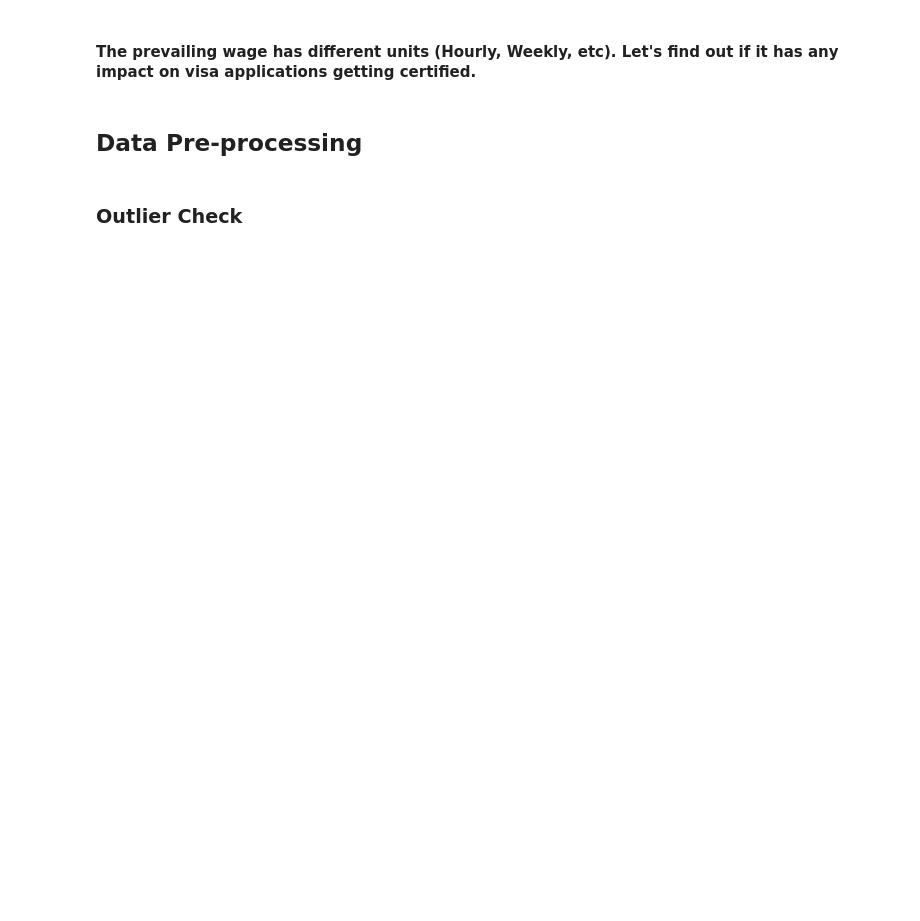
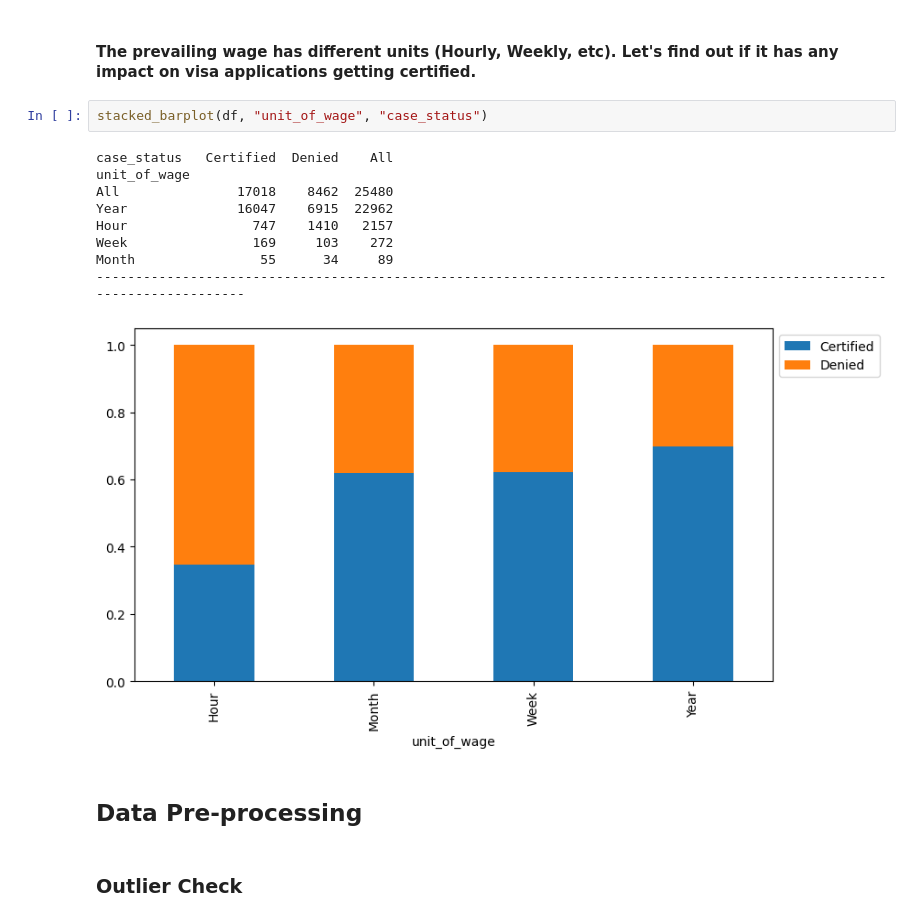
Before and after one commit to ankur0405/LearningPython, a Jupyter notebook: EasyVisa_Full_Code.ipynb, the cells around one changed output. Saved outputs shown, nothing was run; the diff lists cells and outputs as text; blank space fills up the shorter version.

```diff
--- a/EasyVisa_Full_Code.ipynb
+++ b/EasyVisa_Full_Code.ipynb
@@ -446,5 +455,17 @@ Y                       11024    3778  14802
 # %% [markdown]
 #### The prevailing wage has different units (Hourly, Weekly, etc). Let's find out if it has any impact on visa applications getting certified.
+# %%
+stacked_barplot(df, "unit_of_wage", "case_status")
+# %% [output]
+case_status   Certified  Denied    All
+unit_of_wage
+All               17018    8462  25480
+Year              16047    6915  22962
+Hour                747    1410   2157
+Week                169     103    272
+Month                55      34     89
+------------------------------------------------------------------------------------------------------------------------
+[figure, added]
 # %% [markdown]
 ## Data Pre-processing
 # %% [markdown]
```
Also changed, not shown: parts of 3 cells of this notebook.
